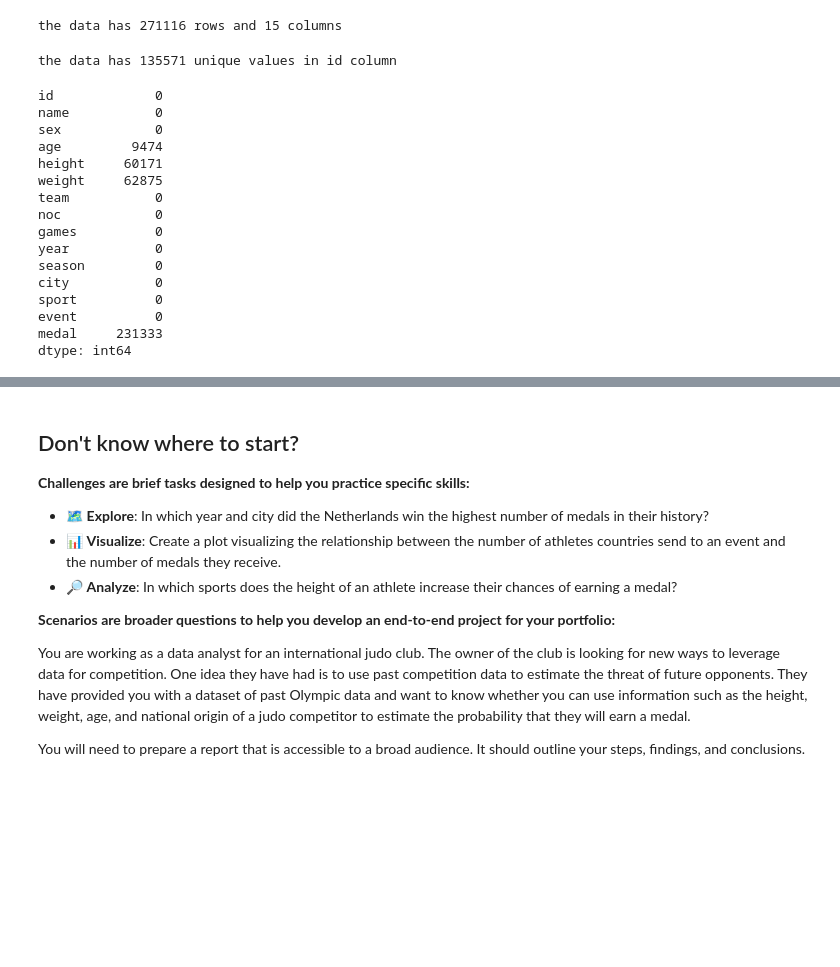
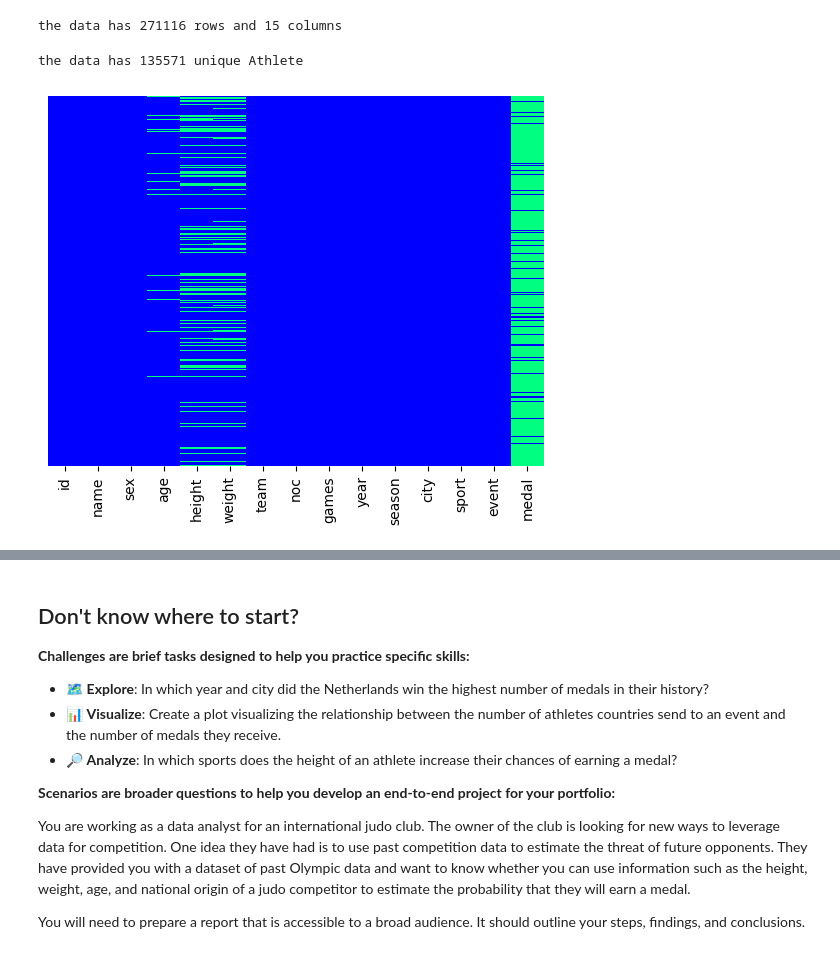
Before and after one commit to Behlil/Olympic-Games-Analysis, a Jupyter notebook: notebook.ipynb, the cells around one changed output, grey strips where cells are left out. Saved outputs shown, nothing was run; the diff lists cells and outputs as text; code cells hidden in the pictures; blank space fills up the shorter version.

Commit message:
Task completed: Data Cleaning

```diff
--- a/notebook.ipynb
+++ b/notebook.ipynb
@@ -60,26 +40,12 @@ print("the data has {} rows and {} columns".format(clean_data.shape[0], clean_da
 the data has 271116 rows and 15 columns
 # %%
 # check the number of unique values in id column
-print("the data has {} unique values in id column".format(clean_data["id"].nunique()))
+print("the data has {} unique Athlete".format(clean_data["id"].nunique()))
 # %% [output]
-the data has 135571 unique values in id column
+the data has 135571 unique Athlete
 # %%
-# check for missing values
-clean_data.isnull().sum()
+# plot number of missing values in each column
+sns.heatmap(clean_data.isnull(), cbar=False, yticklabels=False, cmap="winter")
+plt.show()
 # %% [output]
-id             0
-name           0
-sex            0
-age         9474
-height     60171
-weight     62875
-team           0
-noc            0
-games          0
-year           0
-season         0
-city           0
-sport          0
-event          0
-medal     231333
-dtype: int64
+[figure, added]
```
Also changed, not shown: parts of 10 cells of this notebook, 1 other file.
